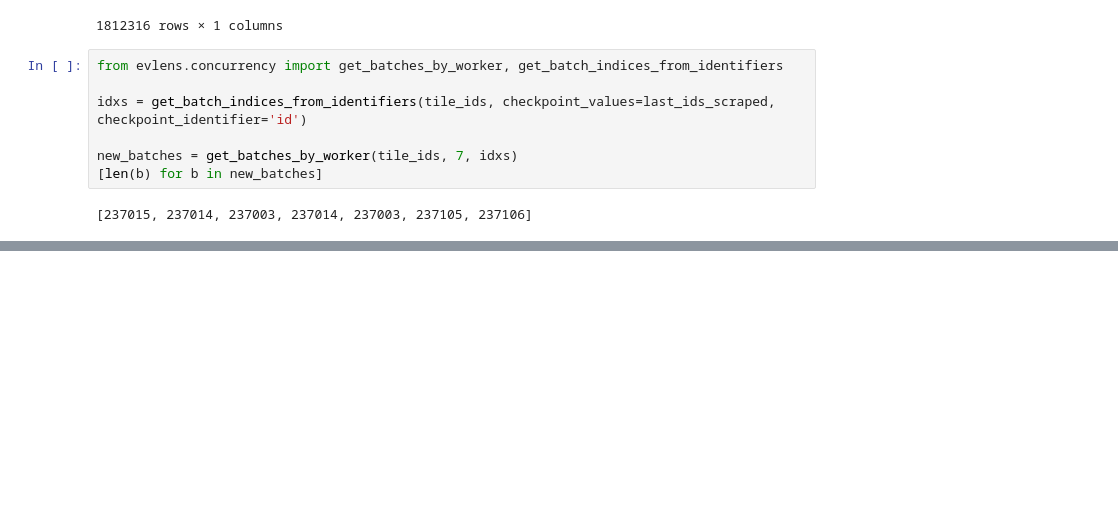
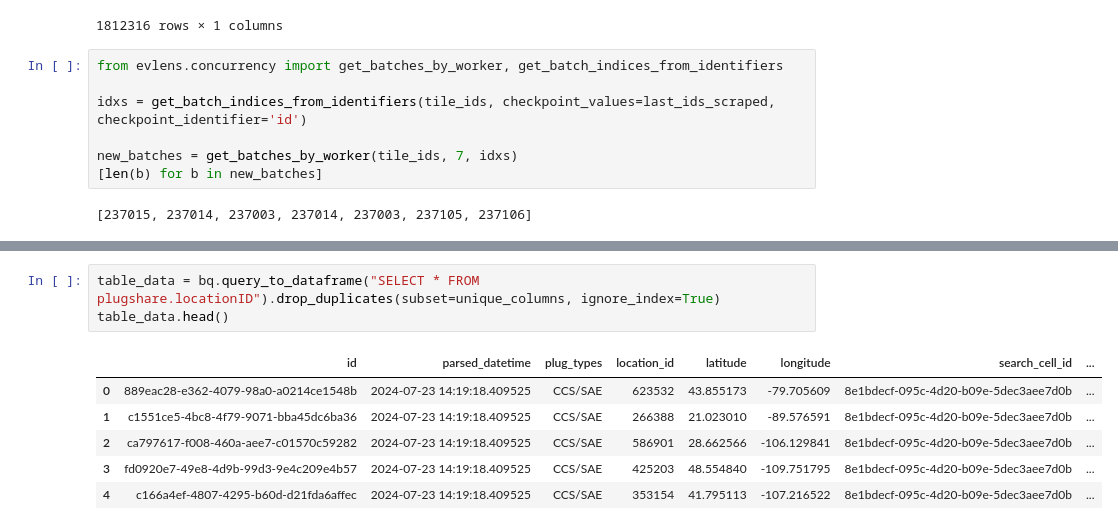
Before and after one commit to emigre459/evlens, a Jupyter notebook: notebooks/exploratory/0.3-DWRM-GCloud.ipynb, the cells around one changed output, grey strips where cells are left out. Saved outputs shown, nothing was run; the diff lists cells and outputs as text; blank space fills up the shorter version.

```diff
--- a/notebooks/exploratory/0.3-DWRM-GCloud.ipynb
+++ b/notebooks/exploratory/0.3-DWRM-GCloud.ipynb
@@ -1556,0 +1585,10 @@ new_batches = get_batches_by_worker(tile_ids, 7, idxs)
+# %%
+table_data = bq.query_to_dataframe("SELECT * FROM plugshare.locationID").drop_duplicates(subset=unique_columns, ignore_index=True)
+table_data.head()
+# %% [output]
+|  | id | parsed_datetime | plug_types | location_id | latitude | longitude | search_cell_id | ... |
+| 0 | 889eac28-e362-4079-98a0-a0214ce1548b | 2024-07-23 14:19:18.409525 | CCS/SAE | 623532 | 43.855173 | -79.705609 | 8e1bdecf-095c-4d20-b09e-5dec3aee7d0b | ... |
+| 1 | c1551ce5-4bc8-4f79-9071-bba45dc6ba36 | 2024-07-23 14:19:18.409525 | CCS/SAE | 266388 | 21.023010 | -89.576591 | 8e1bdecf-095c-4d20-b09e-5dec3aee7d0b | ... |
+| 2 | ca797617-f008-460a-aee7-c01570c59282 | 2024-07-23 14:19:18.409525 | CCS/SAE | 586901 | 28.662566 | -106.129841 | 8e1bdecf-095c-4d20-b09e-5dec3aee7d0b | ... |
+| 3 | fd0920e7-49e8-4d9b-99d3-9e4c209e4b57 | 2024-07-23 14:19:18.409525 | CCS/SAE | 425203 | 48.554840 | -109.751795 | 8e1bdecf-095c-4d20-b09e-5dec3aee7d0b | ... |
+| 4 | c166a4ef-4807-4295-b60d-d21fda6affec | 2024-07-23 14:19:18.409525 | CCS/SAE | 353154 | 41.795113 | -107.216522 | 8e1bdecf-095c-4d20-b09e-5dec3aee7d0b | ... |
```
Also changed, not shown: parts of 14 cells of this notebook, 3 other files.
